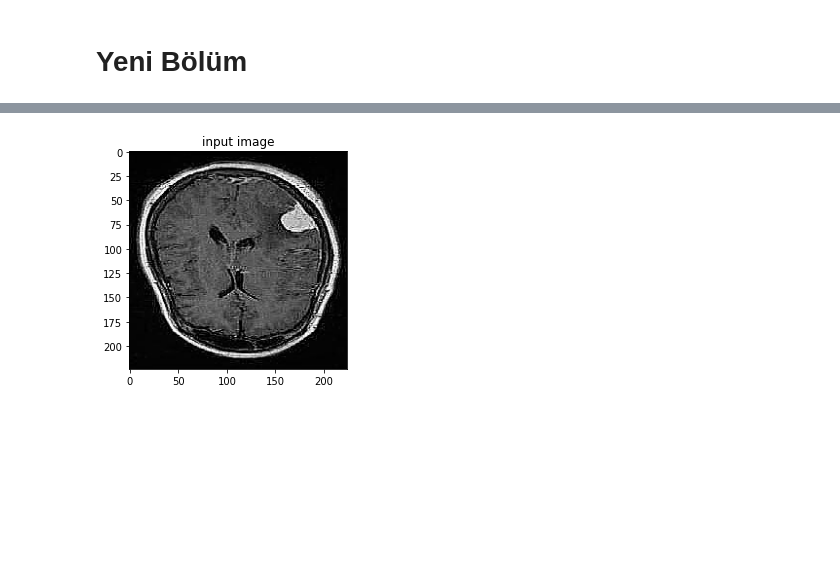
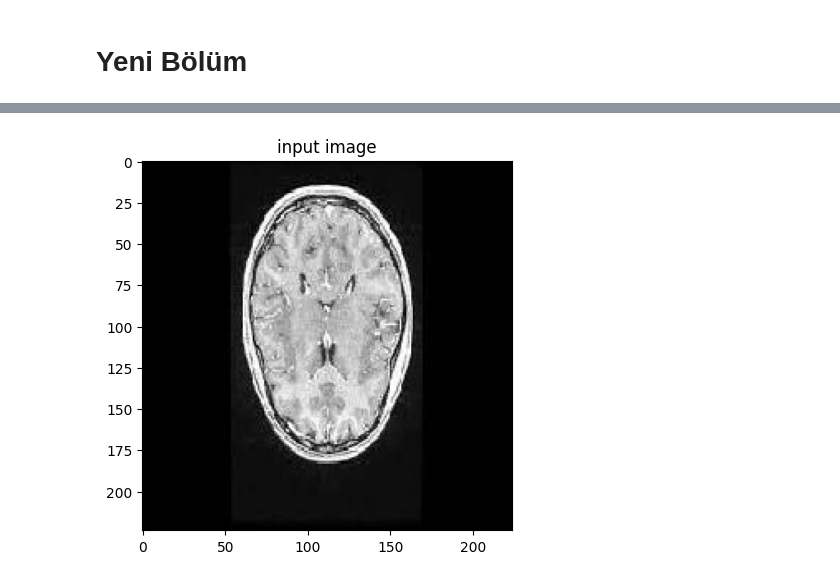
Before and after one commit to muhammedkoussa/BrainTumorDetection, a Jupyter notebook: Proje_Son_Hali_.ipynb, the cells around one changed output, grey strips where cells are left out. Drawn from its saved outputs; the diff is of its cells as text; code cells hidden in the pictures; blank space fills up the shorter version.

```diff
--- a/Proje_Son_Hali_.ipynb
+++ b/Proje_Son_Hali_.ipynb
@@ -308,4 +375,4 @@ Epoch 16: early stopping
 # %%
-#en iyi modeli yükleme
-model = load_model("/content/bestmodel.h5")
+# En iyi modeli yükleme
+model = load_model("/content/bestmodel.keras")
 # %%
@@ -338,7 +407,7 @@ plt.show()
 from keras.preprocessing import image
 # %%
 # path for the image to see if it predics correct class
-path = "/content/test/yes/y1001.jpg"
+path = "/content/test/no/no1000.jpg"
 
 img = tf.keras.utils.load_img(path, target_size=(224,224) )
 
@@ -371 +440 @@ Bu MR Görüntüsünde Tümör Tespit Edilmiştir.
-[figure, old version]
+[figure, new version]
```
Also changed, not shown: parts of 18 cells of this notebook.
